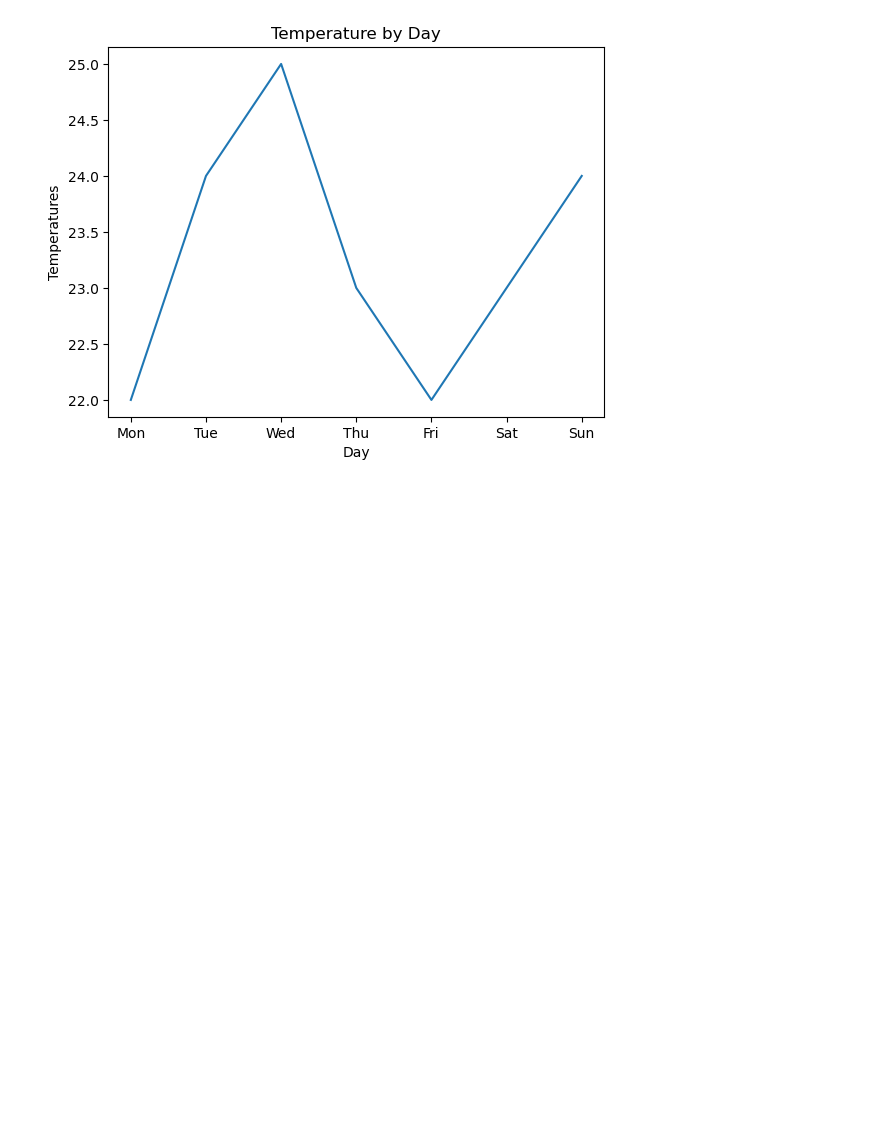
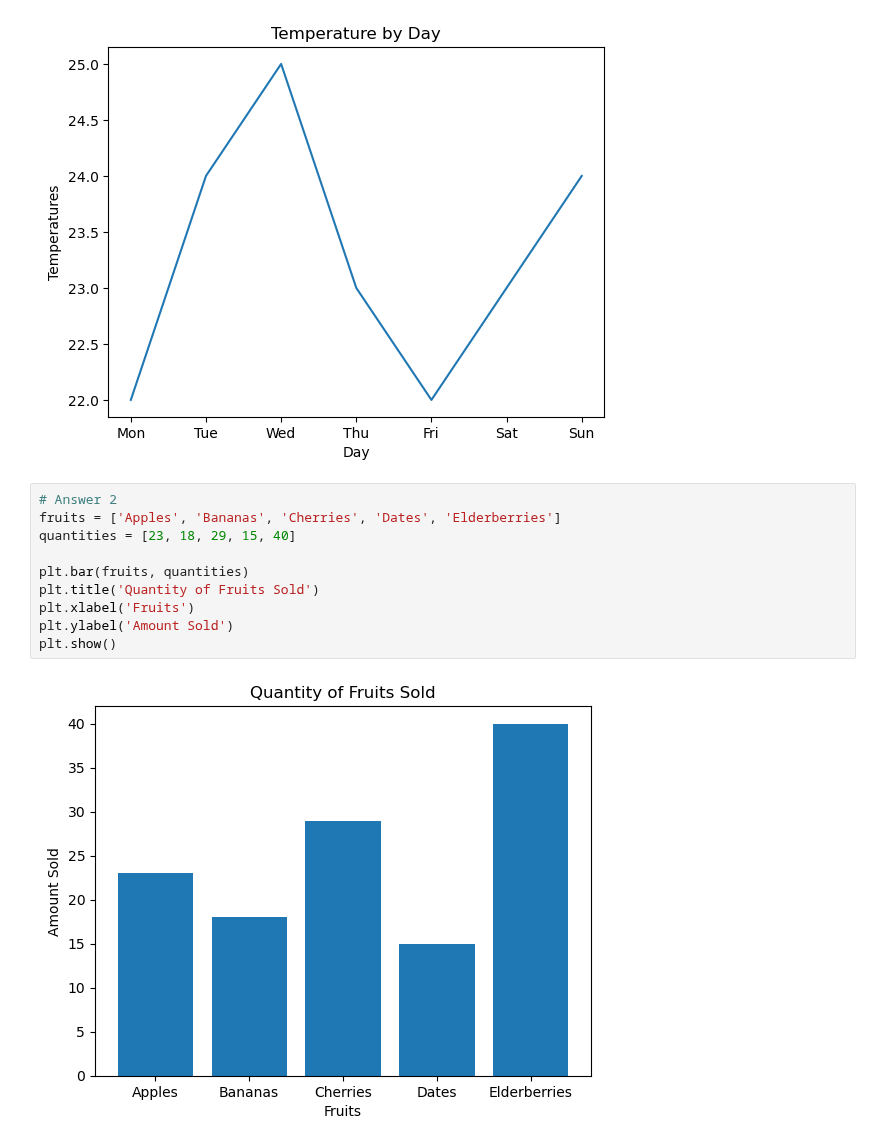
Before and after one commit to peterbull/fai-pt2-nbs, a Jupyter notebook: sidebars/python_matplotlib.ipynb, the cells around one changed output. Saved outputs shown, nothing was run; the diff lists cells and outputs as text; blank space fills up the shorter version.

```diff
--- a/sidebars/python_matplotlib.ipynb
+++ b/sidebars/python_matplotlib.ipynb
@@ -56,3 +60,15 @@ plt.ylabel("Temperatures")
 plt.show()
 # %% [output]
 [figure]
+# %%
+# Answer 2
+fruits = ['Apples', 'Bananas', 'Cherries', 'Dates', 'Elderberries']
+quantities = [23, 18, 29, 15, 40]
+
+plt.bar(fruits, quantities)
+plt.title('Quantity of Fruits Sold')
+plt.xlabel('Fruits')
+plt.ylabel('Amount Sold')
+plt.show()
+# %% [output]
+[figure, added]
```
Also changed, not shown: parts of 16 cells of this notebook.
